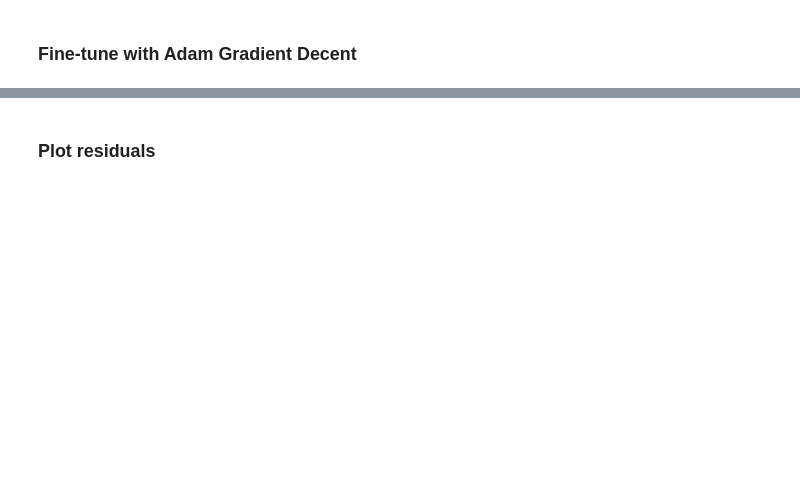
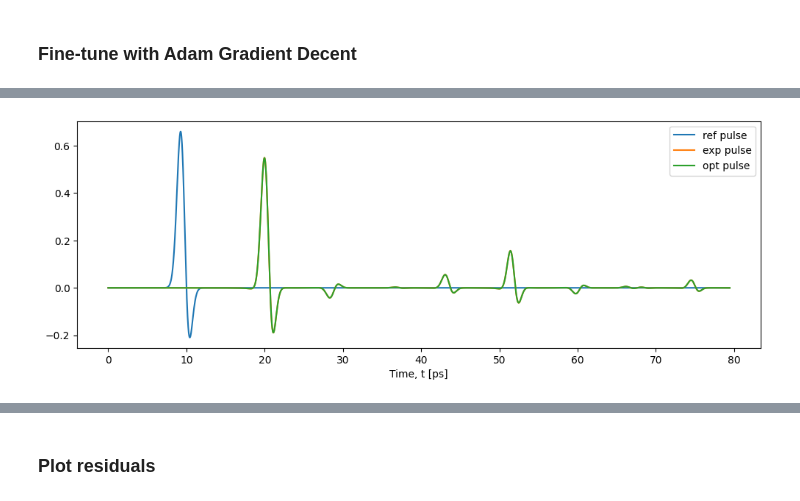
Before and after one commit to tls54/THz-TDS, a Jupyter notebook: Transfer Matrix Method/Targetted_layered_extraction.ipynb, the cells around one changed output, grey strips where cells are left out. Saved outputs shown, nothing was run; the diff lists cells and outputs as text; code cells hidden in the pictures; blank space fills up the shorter version.

```diff
--- a/Transfer Matrix Method/Targetted_layered_extraction.ipynb
+++ b/Transfer Matrix Method/Targetted_layered_extraction.ipynb
@@ -71,11 +84,11 @@ plt.show()
 ### Fine-tune with Adam Gradient Decent
 # %%
 alpha = 1
-LE_nk = LayeredExtractorNK(reference_pulse, experimental_pulse, deltat, bayesian_NK_params, lr=0.001)
+LE_nk = LayeredExtractor(reference_pulse, experimental_pulse, deltat, bayesian_NK_params, lr=0.001, optimize_mask=optimize_mask)
 print(f'Optimizing n and k with initial conditions {layers_nk_init}')
-nj, kj = LE_nk.optimize(num_iterations=50, updates=5, alpha=alpha)
+results = LE_nk.optimize(num_iterations=50, updates=5, alpha=alpha)
 
-optim_params = [(nj[0]+1j*kj[0], d1), (nj[1]+1j*kj[1], d2)]
+optim_params = [(results[0][0]+1j*results[0][1], d1), (results[1][0]+1j*results[1][1], d2)]
 
 _, optimal_pulse_nk = simulate_parallel(reference_pulse, optim_params, deltat, noise_level=0)
 optimal_pulse_nk = optimal_pulse_nk[:L]
@@ -89,3 +102,4 @@ plt.plot(t_axis*1e12, optimal_pulse_nk.detach().cpu().numpy(), label='opt pulse'
 plt.xlabel('Time, t [ps]')
 plt.legend()
 plt.show()
+# %% [output]
@@ -92,3 +119,4 @@ plt.show()
+[figure, added]
 # %%
 plt.plot(LE_nk.loss_history)
 plt.xlabel('Iterations')
```
Also changed, not shown: parts of 10 cells of this notebook, 6 other files.
